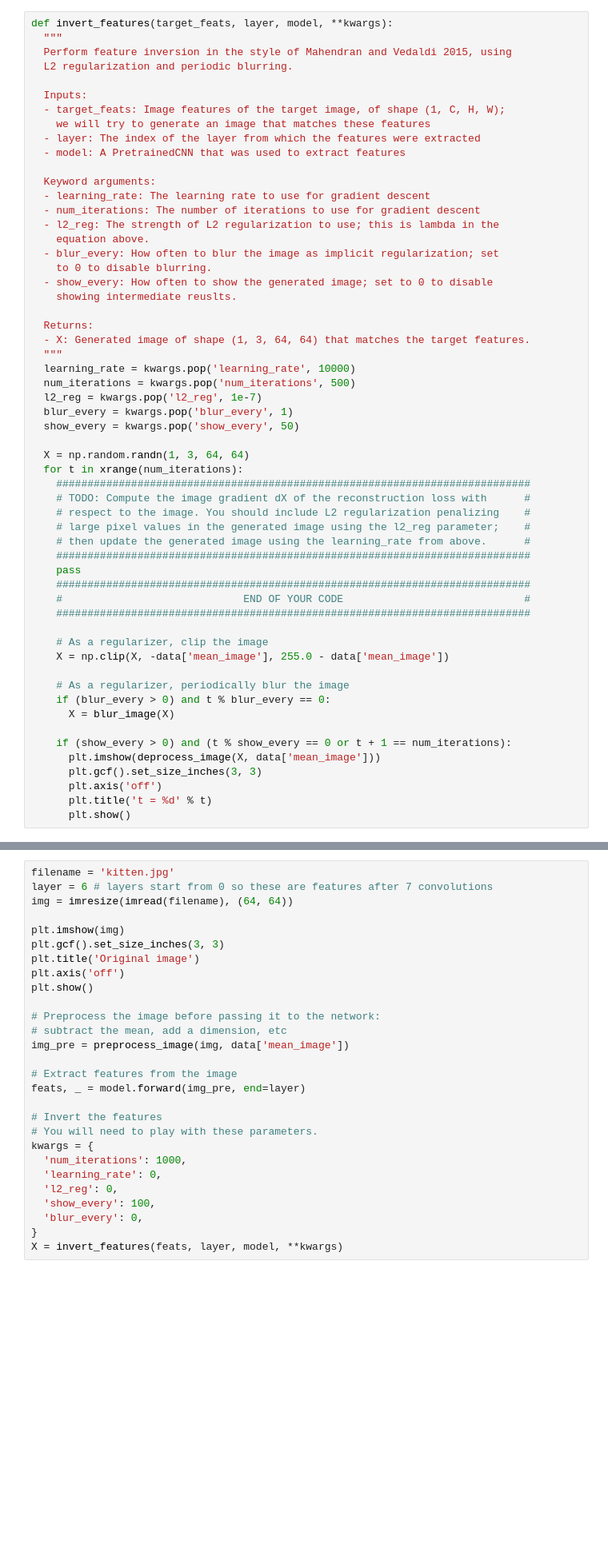
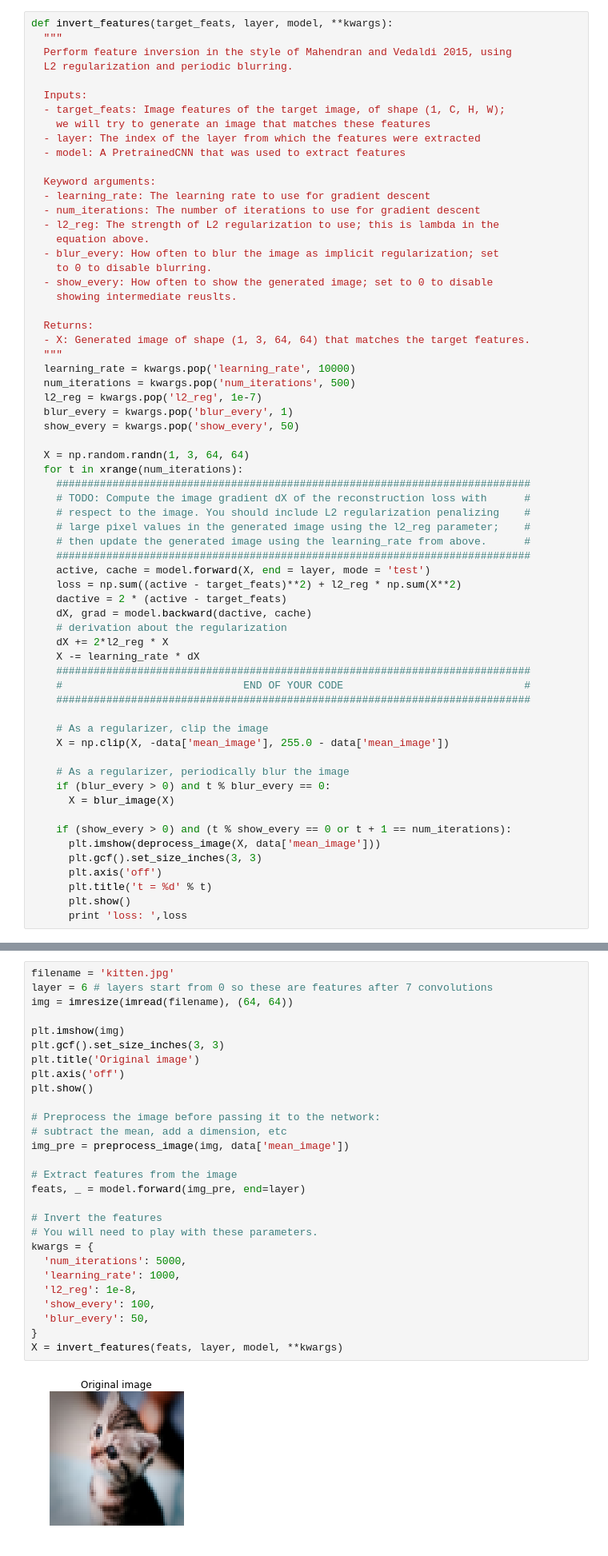
Before and after one commit to JyiHUO/cs231_idea, a Jupyter notebook: assignment3/ImageGeneration.ipynb, the cells around one changed output, grey strips where cells are left out. Shown at 80% size. Cells and saved outputs as stored; diff of their text form; blank space fills up the shorter version.

```diff
--- a/assignment3/ImageGeneration.ipynb
+++ b/assignment3/ImageGeneration.ipynb
@@ -212,7 +285,13 @@ def invert_features(target_feats, layer, model, **kwargs):
     # large pixel values in the generated image using the l2_reg parameter;    #
     # then update the generated image using the learning_rate from above.      #
     ############################################################################
-    pass
+    active, cache = model.forward(X, end = layer, mode = 'test')
+    loss = np.sum((active - target_feats)**2) + l2_reg * np.sum(X**2)
+    dactive = 2 * (active - target_feats)
+    dX, grad = model.backward(dactive, cache)
+    # derivation about the regularization
+    dX += 2*l2_reg * X
+    X -= learning_rate * dX
     ############################################################################
     #                             END OF YOUR CODE                             #
     ############################################################################
@@ -230,6 +309,7 @@ def invert_features(target_feats, layer, model, **kwargs):
       plt.axis('off')
       plt.title('t = %d' % t)
       plt.show()
+      print 'loss: ',loss
 # %% [markdown]
 ### Shallow feature reconstruction
 After implementing the feature inversion above, run the following cell to try and reconstruct features from the fourth convolutional layer of the pretrained model. You should be able to reconstruct the features using the provided optimization parameters.
@@ -268,28 +363,30 @@ HINT: If you read the paper by Mahendran and Vedaldi, you'll see that reconstruc
 # %%
 filename = 'kitten.jpg'
 layer = 6 # layers start from 0 so these are features after 7 convolutions
 img = imresize(imread(filename), (64, 64))
 
 plt.imshow(img)
 plt.gcf().set_size_inches(3, 3)
 plt.title('Original image')
 plt.axis('off')
 plt.show()
 
 # Preprocess the image before passing it to the network:
 # subtract the mean, add a dimension, etc
 img_pre = preprocess_image(img, data['mean_image'])
 
 # Extract features from the image
 feats, _ = model.forward(img_pre, end=layer)
 
 # Invert the features
 # You will need to play with these parameters.
 kwargs = {
-  'num_iterations': 1000,
-  'learning_rate': 0,
-  'l2_reg': 0,
+  'num_iterations': 5000,
+  'learning_rate': 1000,
+  'l2_reg': 1e-8,
   'show_every': 100,
-  'blur_every': 0,
+  'blur_every': 50,
 }
 X = invert_features(feats, layer, model, **kwargs)
+# %% [output]
+[figure, added]
```
Also changed, not shown: parts of 11 cells of this notebook, 2 other files.
